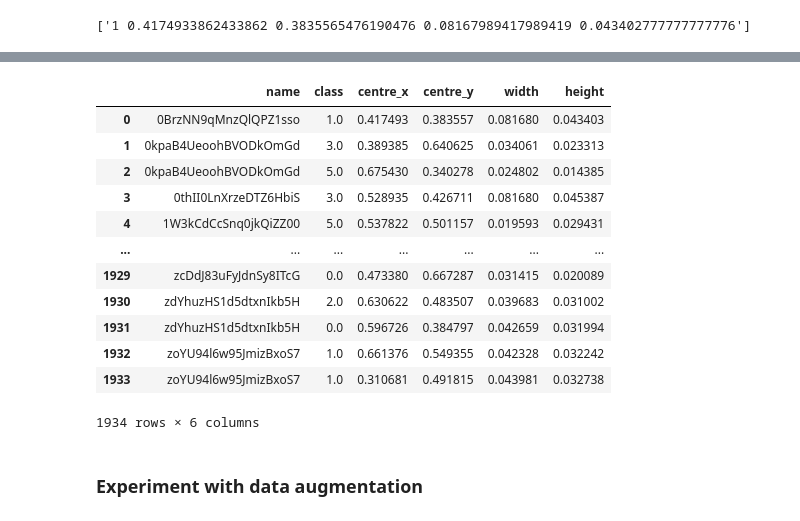
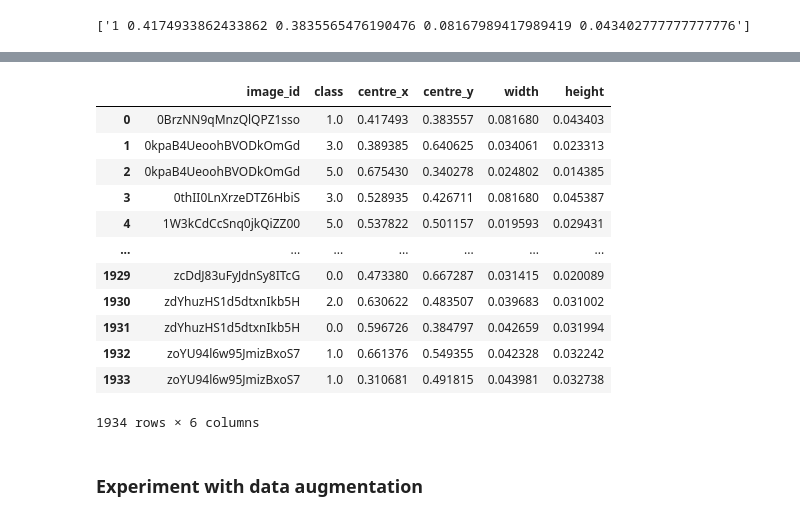
Before and after one commit to fudw/dice-detection-for-board-games, a Jupyter notebook: dice_detection_yolov5_pytorch.ipynb, the cells around one changed output, grey strips where cells are left out. Saved outputs shown, nothing was run; the diff lists cells and outputs as text; code cells hidden in the pictures.

```diff
--- a/dice_detection_yolov5_pytorch.ipynb
+++ b/dice_detection_yolov5_pytorch.ipynb
@@ -114,7 +107,7 @@ targets
 # %% [output]
 ['1 0.4174933862433862 0.3835565476190476 0.08167989417989419 0.043402777777777776']
 # %%
-col = ['name', 'class', 'centre_x', 'centre_y', 'width', 'height']
+col = ['image_id', 'class', 'centre_x', 'centre_y', 'width', 'height']
 image_df = pd.DataFrame(columns = col)
 image_df
 # %% [output]
@@ -172,10 +165,10 @@ def create_image_df_with_labels(col, label_names):
 
   return df
 # %%
-final_df = create_image_df_with_labels(col, label_names)
-final_df
+raw_df = create_image_df_with_labels(col, label_names)
+raw_df
 # %% [output]
-|  | name | class | centre_x | centre_y | width | height |
+|  | image_id | class | centre_x | centre_y | width | height |
 | 0 | 0BrzNN9qMnzQlQPZ1sso | 1.0 | 0.417493 | 0.383557 | 0.081680 | 0.043403 |
 | 1 | 0kpaB4UeoohBVODkOmGd | 3.0 | 0.389385 | 0.640625 | 0.034061 | 0.023313 |
 | 2 | 0kpaB4UeoohBVODkOmGd | 5.0 | 0.675430 | 0.340278 | 0.024802 | 0.014385 |
```
Also changed, not shown: parts of 16 cells of this notebook.
